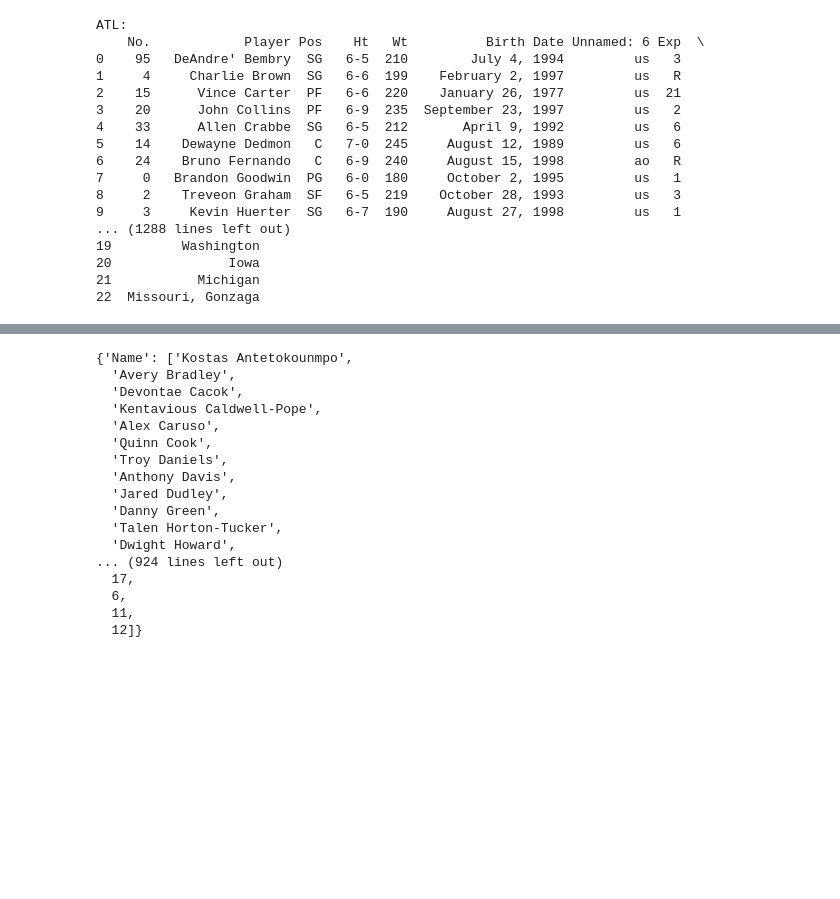
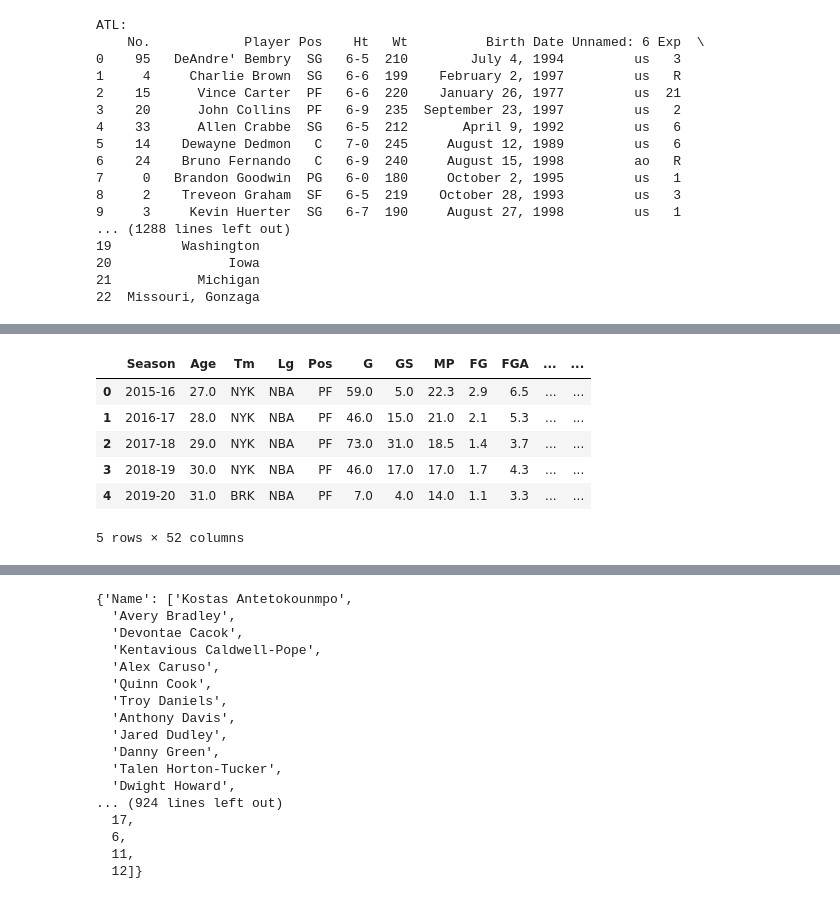
Before and after one commit to d-jenkins/Project_NBA, a Jupyter notebook: nbascrape.ipynb, the cells around one changed output, grey strips where cells are left out. Cells and saved outputs as stored; diff of their text form; code cells hidden in the pictures; blank space fills up the shorter version.

```diff
--- a/nbascrape.ipynb
+++ b/nbascrape.ipynb
@@ -5,3 +5,41 @@ from bs4 import BeautifulSoup as bs
 from bs4 import Comment
 import requests
 from webdriver_manager.chrome import ChromeDriverManager
+# %%
+teams = ['ATL', 'BRK', 'BOS', 'CHO', 'CHI',
+         'CLE', 'DAL', 'DEN', 'DET', 'GSW',
+         'HOU', 'IND', 'LAC', 'LAL', 'MEM',
+         'MIA', 'MIL', 'MIN', 'NOP', 'NYK',
+         'OKC', 'ORL', 'PHI', 'PHO', 'POR',
+         'SAC', 'SAS', 'TOR', 'UTA', 'WAS']
+
+# create dictionary with info for each baller on an nba roster at the end of the 2020 season
+ballers = {'Name': [], 'Page': []}
+
+ogs = []
+
+# iterate through each team
+for team in teams:
+
+    # set url for team's basketball reference page in 2020
+    url = 'https://www.basketball-reference.com/teams/'+team+'/2020.html'
+
+    # retrieve page with the requests module
+    html = requests.get(url)
+
+    # create BeautifulSoup object; parse with 'html.parser'
+    soup = bs(html.text, 'html.parser')
+
+    # scrape the name and bball ref page of each baller listed on the roster
+    for x in range(1,50):
+        try:
+            name = soup.find_all('tr')[x].a.text
+            ballers['Name'].append(name)
+            ogs.append(name)
+            ballers['Page'].append('https://www.basketball-reference.com/' + soup.find_all('tr')[x].a['href'])
+        except:
+            # break loop when team's roster has been exhausted
+            break
+
+# show ballers dictionary
+ballers
@@ -37,7 +297,7 @@ ATL:
 22  Missouri, Gonzaga
 # %%
 # Try to scrape the site using the URL
-url = 'https://www.basketball-reference.com/teams/LAL/2020.html'
+url = 'https://www.basketball-reference.com/teams/BRK/2020.html'
 
 # Retrieve page with the requests module
 html = requests.get(url)
@@ -149,3 +391,13 @@ ballers
+# %%
+stats
+# %% [output]
+|  | Season | Age | Tm | Lg | Pos | G | GS | MP | FG | FGA | ... | ... |
+| 0 | 2015-16 | 27.0 | NYK | NBA | PF | 59.0 | 5.0 | 22.3 | 2.9 | 6.5 | ... | ... |
+| 1 | 2016-17 | 28.0 | NYK | NBA | PF | 46.0 | 15.0 | 21.0 | 2.1 | 5.3 | ... | ... |
+| 2 | 2017-18 | 29.0 | NYK | NBA | PF | 73.0 | 31.0 | 18.5 | 1.4 | 3.7 | ... | ... |
+| 3 | 2018-19 | 30.0 | NYK | NBA | PF | 46.0 | 17.0 | 17.0 | 1.7 | 4.3 | ... | ... |
+| 4 | 2019-20 | 31.0 | BRK | NBA | PF | 7.0 | 4.0 | 14.0 | 1.1 | 3.3 | ... | ... |
+5 rows × 52 columns
 # %%
 baller_df = pd.DataFrame(ballers)
 baller_df
```
Also changed, not shown: parts of 11 cells of this notebook.
